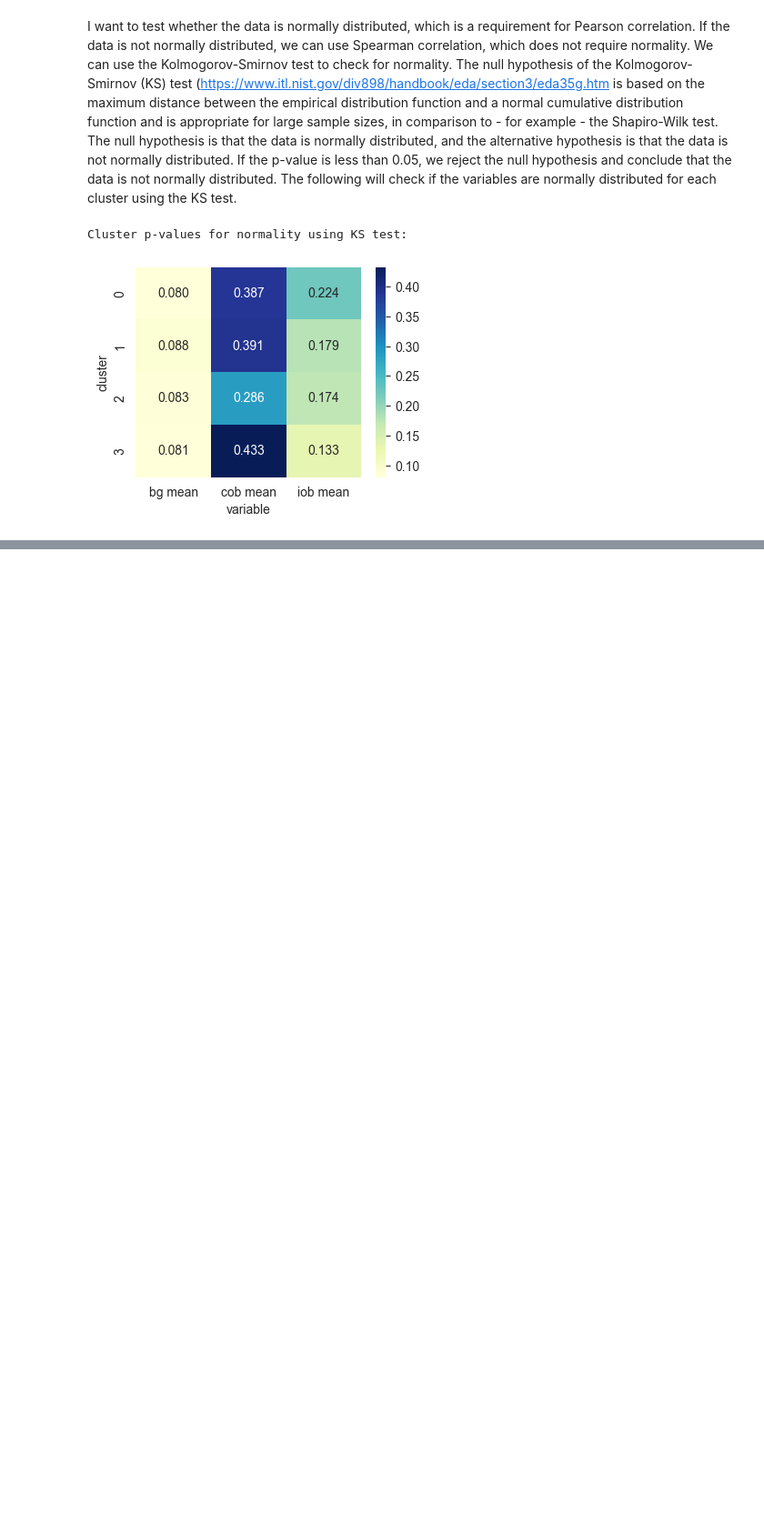
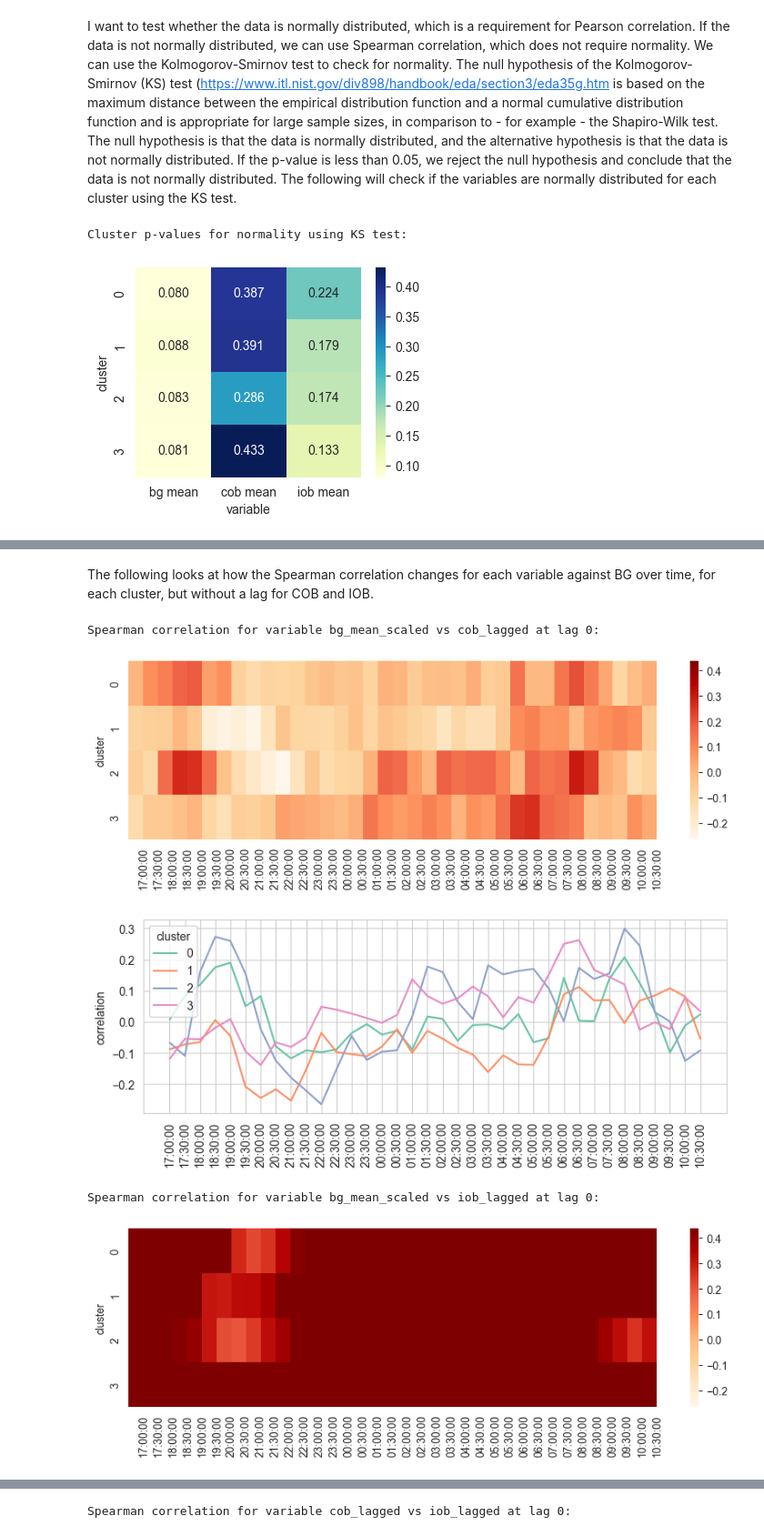
Before and after one commit to rdbrist/masters_project, a Jupyter notebook: notebooks/2.03b-rd-analysis-of-night-clusters.ipynb, the cells around one changed output, grey strips where cells are left out. Shown at 91% size. Saved outputs shown, nothing was run; the diff lists cells and outputs as text; code cells hidden in the pictures; blank space fills up the shorter version.

```diff
--- a/notebooks/2.03b-rd-analysis-of-night-clusters.ipynb
+++ b/notebooks/2.03b-rd-analysis-of-night-clusters.ipynb
@@ -353,13 +382,6 @@ def check_normality_by_time(df, col, night_start):
             results.append({'cluster': cluster, 'time': time, 'statistic': stat, 'p-value': p})
     return pd.DataFrame(results)
 
-def minutes_since_night_start(t, night_start):
-    t_minutes = t.hour * 60 + t.minute
-    start_minutes = night_start.hour * 60 + night_start.minute
-    if t < night_start:
-        t_minutes += 24 * 60
-    return t_minutes - start_minutes
-
 df_ks_by_cluster = pd.DataFrame(columns=['cluster', 'statistic', 'p-value'])
 df_ks_by_cluster = df_ks_by_cluster.astype({'cluster': 'int', 'statistic': 'float', 'p-value': 'float'})
 variables = ['bg mean', 'cob mean', 'iob mean']
@@ -367,6 +389,8 @@ for v in variables:
     df_ks = check_normality_cluster(df_to_compare.rename(columns={'tsne_cluster_label': 'cluster'}), v)
     df_ks['variable'] = v
     df_ks_by_cluster = pd.concat([df_ks_by_cluster, df_ks])
+
+from src.helper import minutes_since_night_start
 
 night_start = time(17, 0)
 df_ks_by_time = pd.DataFrame(columns=['cluster', 'time', 'statistic', 'p-value'])
@@ -444,0 +448,28 @@ df_spearman
+# %% [markdown]
+The following looks at how the Spearman correlation changes for each variable against BG over time, for each cluster, but without a lag for COB and IOB.
+# %%
+lag = 0
+for v, group_df in df_spearman[df_spearman['lag']==lag].groupby('variables'):
+    print(f'Spearman correlation for variable {v} at lag {lag}:')
+    group_df = group_df.drop(columns='variables')
+    group_df['minutes_since_night_start'] = group_df['time'].apply(lambda t: minutes_since_night_start(t, night_start))
+    group_df['rank'] = group_df['minutes_since_night_start'].rank(method='dense').astype(int)
+    spearman_matrix = group_df.pivot_table(index='cluster', columns='rank', values='correlation', aggfunc='mean')
+
+    fig = plt.figure(figsize=(11, 3))
+    sns.heatmap(spearman_matrix, annot=False, fmt=".3f", cmap="OrRd", vmin=vmin, vmax=vmax)
+    plt.xticks(x_ticks['rank'], x_ticks['time'], rotation=90)
+    plt.xlabel(None)
+    plt.show()
+
+    fig = plt.figure(figsize=(9, 3))
+    sns.lineplot(group_df, x='rank', y='correlation', hue='cluster', palette='Set2')
+    plt.xticks(x_ticks['rank'], x_ticks['time'], rotation=90)
+    plt.xlabel(None)
+    plt.show()
+# %% [output]
+Spearman correlation for variable bg_mean_scaled vs cob_lagged at lag 0:
+[figure, added]
+[figure, added]
+Spearman correlation for variable bg_mean_scaled vs iob_lagged at lag 0:
+[figure, added]
@@ -444,0 +477 @@ df_spearman
+Spearman correlation for variable cob_lagged vs iob_lagged at lag 0:
```
Also changed, not shown: parts of 22 cells of this notebook, 3 other files.
